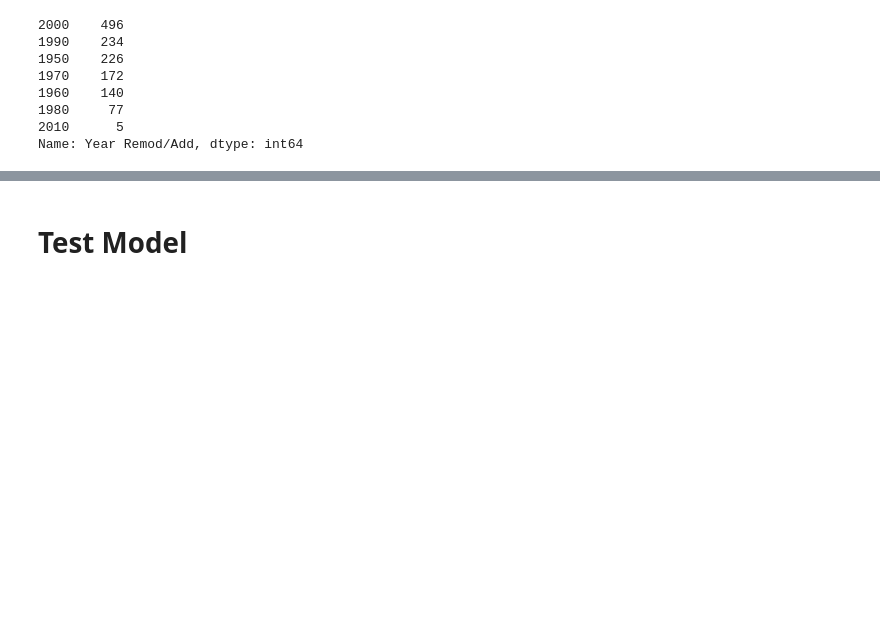
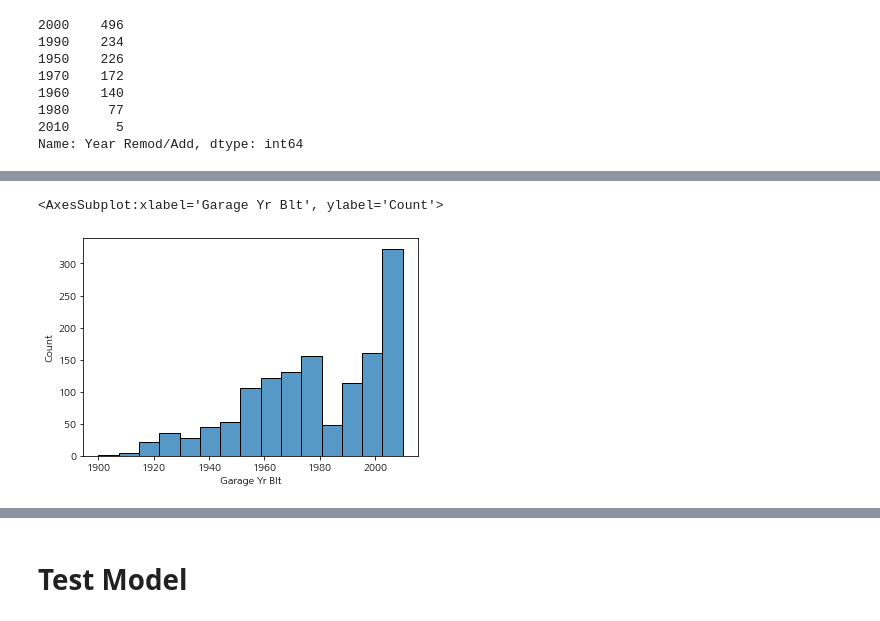
Before and after one commit to suhyun-guri/DACON, a Jupyter notebook: 집값 예측 경진대회/1. EDA 및 전처리, Base Modeling.ipynb, the cells around one changed output, grey strips where cells are left out. Cells and saved outputs as stored; diff of their text form; code cells hidden in the pictures; blank space fills up the shorter version.

```diff
--- a/집값 예측 경진대회/EDA 및 전처리.ipynb
+++ b/집값 예측 경진대회/1. EDA 및 전처리, Base Modeling.ipynb
@@ -246,0 +313,8 @@ Name: Year Remod/Add, dtype: int64
+# %%
+#2207년 데이터 삭제
+train = train.drop(train[train['Garage Yr Blt']>=2022].index)
+# %%
+sns.histplot(train['Garage Yr Blt'])
+# %% [output]
+<AxesSubplot:xlabel='Garage Yr Blt', ylabel='Count'>
+[figure, added]
```
Also changed, not shown: parts of 21 cells of this notebook, 2 other files.
